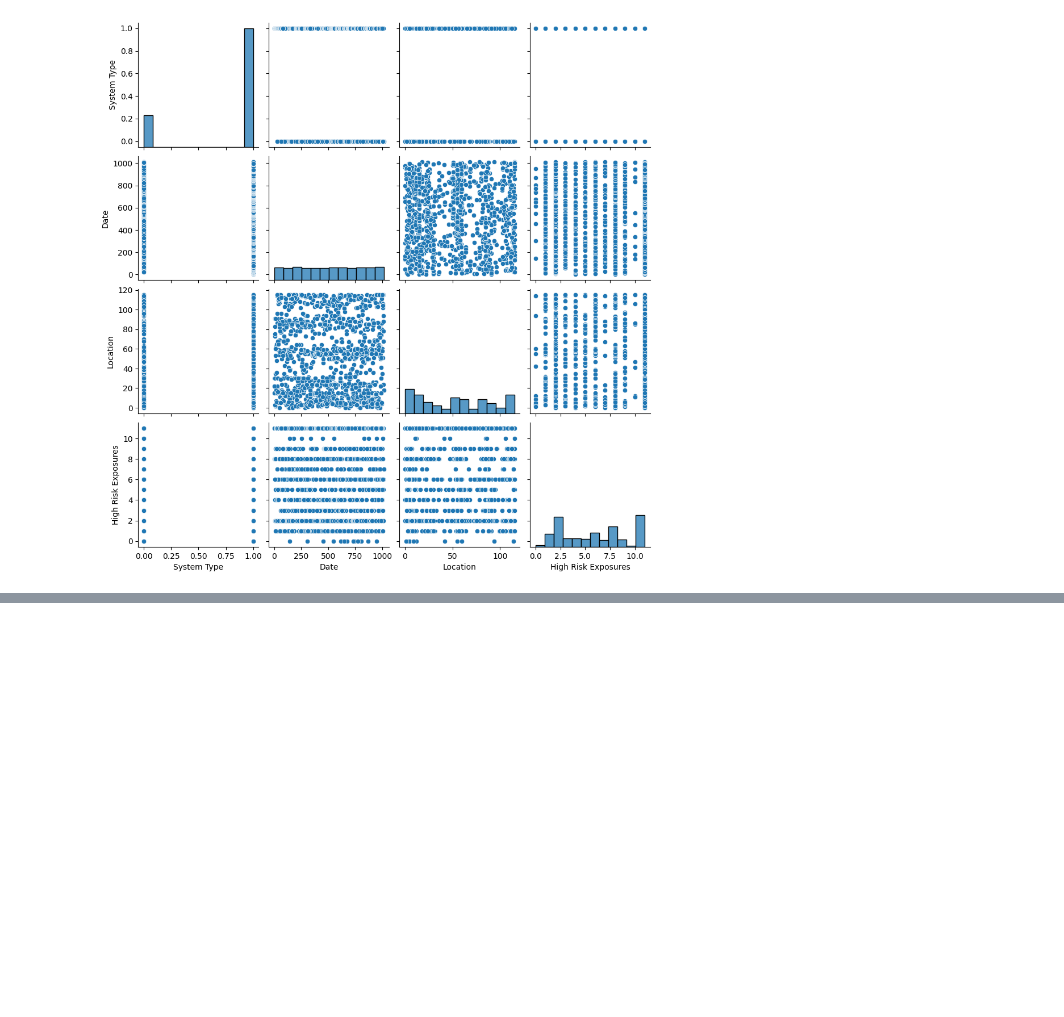
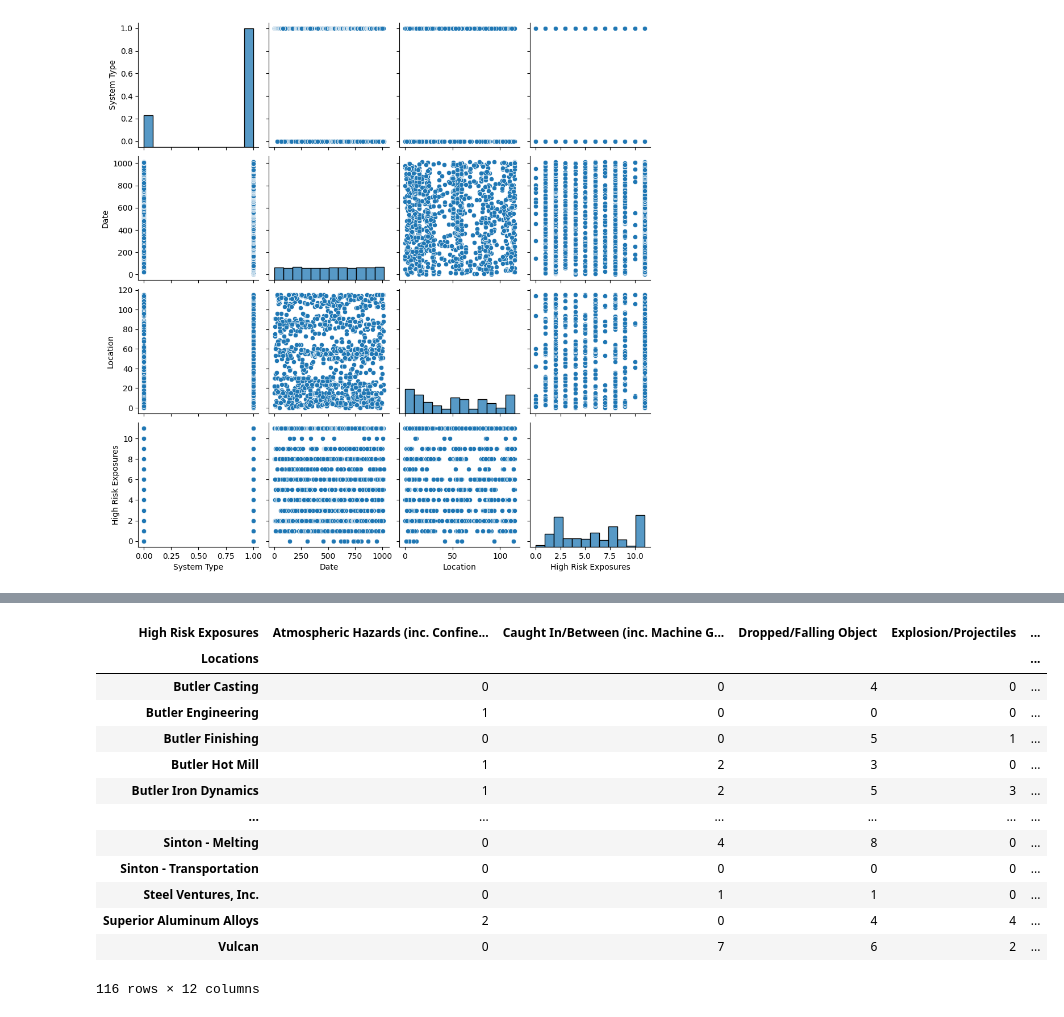
Before and after one commit to mcrepssdi/SafetyNLP, a Jupyter notebook: highrisk_analysis.ipynb, the cells around one changed output, grey strips where cells are left out. Cells and saved outputs as stored; diff of their text form; code cells hidden in the pictures; blank space fills up the shorter version.

```diff
--- a/highrisk_analysis.ipynb
+++ b/highrisk_analysis.ipynb
@@ -375,0 +403,17 @@ sns.pairplot(new_df)
+# %%
+pd.crosstab([df["Location"]],df["High Risk Exposures"], rownames = ["Locations"],colnames = ["High Risk Exposures"])
+# %% [output]
+| High Risk Exposures | Atmospheric Hazards (inc. Confine... | Caught In/Between (inc. Machine G... | Dropped/Falling Object | Explosion/Projectiles | ... |
+| Locations |  |  |  |  | ... |
+| Butler Casting | 0 | 0 | 4 | 0 | ... |
+| Butler Engineering | 1 | 0 | 0 | 0 | ... |
+| Butler Finishing | 0 | 0 | 5 | 1 | ... |
+| Butler Hot Mill | 1 | 2 | 3 | 0 | ... |
+| Butler Iron Dynamics | 1 | 2 | 5 | 3 | ... |
+| ... | ... | ... | ... | ... | ... |
+| Sinton - Melting | 0 | 4 | 8 | 0 | ... |
+| Sinton - Transportation | 0 | 0 | 0 | 0 | ... |
+| Steel Ventures, Inc. | 0 | 1 | 1 | 0 | ... |
+| Superior Aluminum Alloys | 2 | 0 | 4 | 4 | ... |
+| Vulcan | 0 | 7 | 6 | 2 | ... |
+116 rows × 12 columns
```
Also changed, not shown: parts of 10 cells of this notebook.
